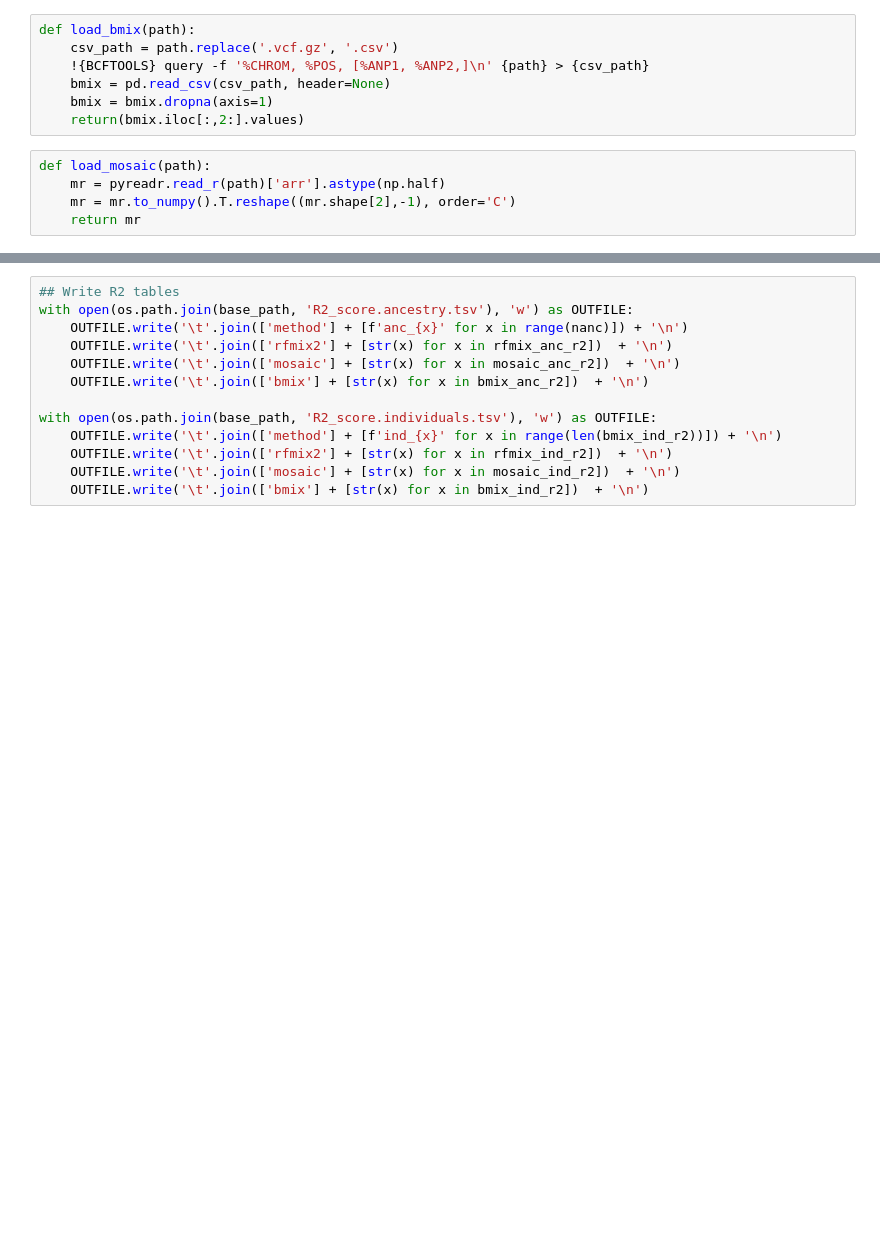
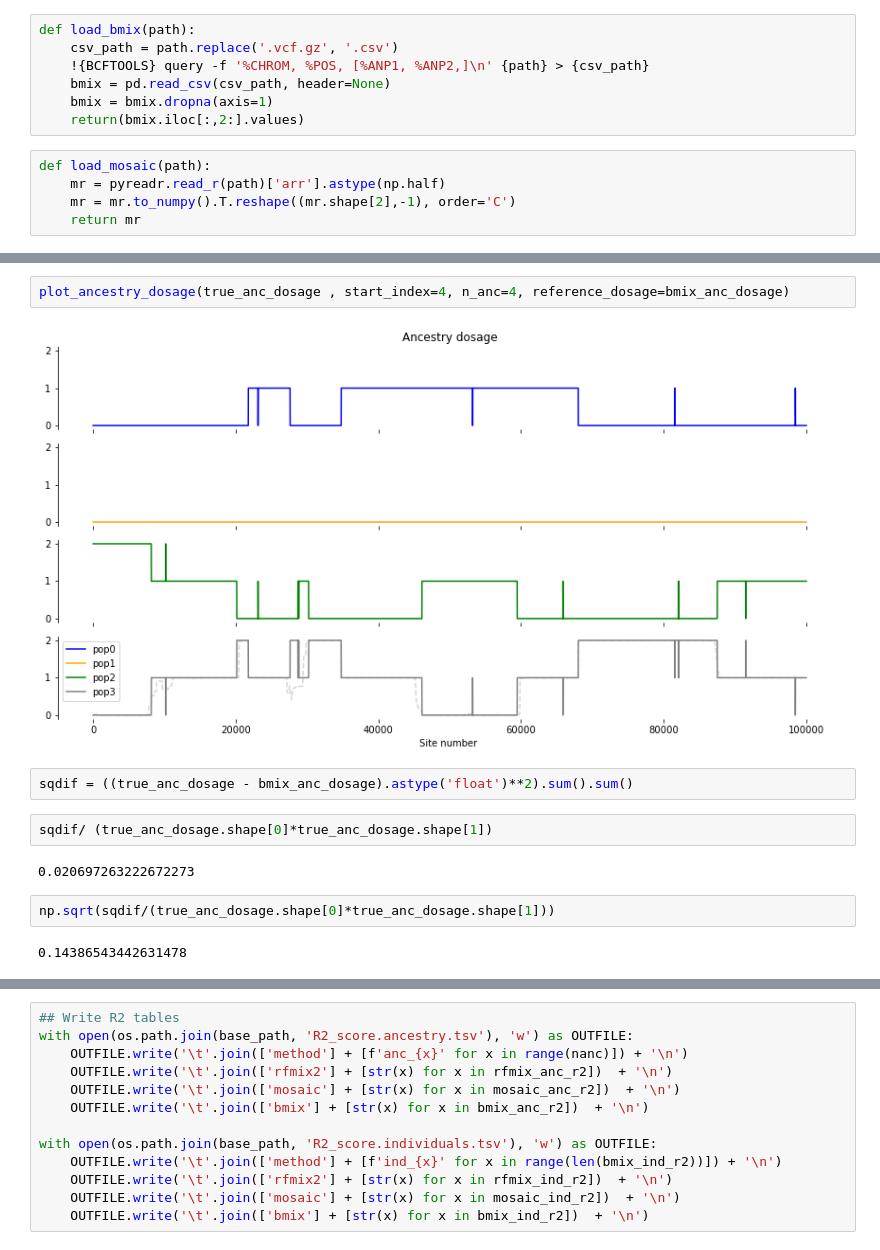
Before and after one commit to rwaples/lai-sim, a Jupyter notebook: workflow/notebooks/ancestry dosage.ipynb, the cells around one changed output, grey strips where cells are left out. Cells and saved outputs as stored; diff of their text form; blank space fills up the shorter version.

```diff
--- a/workflow/notebooks/ancestry dosage.ipynb
+++ b/workflow/notebooks/ancestry dosage.ipynb
@@ -189,0 +204,14 @@ bmix_anc_r2, bmix_ind_r2 = r2_ancestry_dosage(
+# %%
+plot_ancestry_dosage(true_anc_dosage , start_index=4, n_anc=4, reference_dosage=bmix_anc_dosage)
+# %% [output]
+[figure, added]
+# %%
+sqdif = ((true_anc_dosage - bmix_anc_dosage).astype('float')**2).sum().sum()
+# %%
+sqdif/ (true_anc_dosage.shape[0]*true_anc_dosage.shape[1])
+# %% [output]
+0.020697263222672273
+# %%
+np.sqrt(sqdif/(true_anc_dosage.shape[0]*true_anc_dosage.shape[1]))
+# %% [output]
+0.14386543442631478
```
Also changed, not shown: parts of 26 cells of this notebook, 1 other file.
